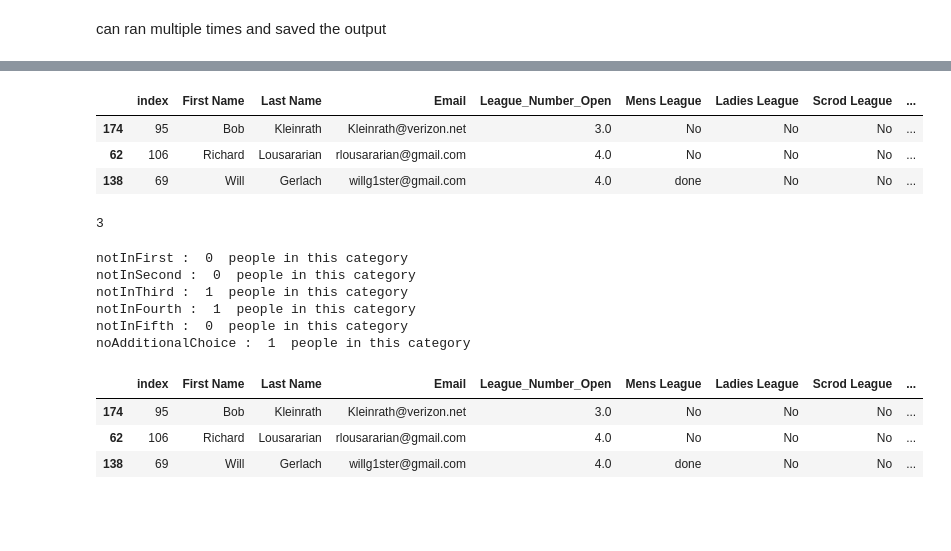
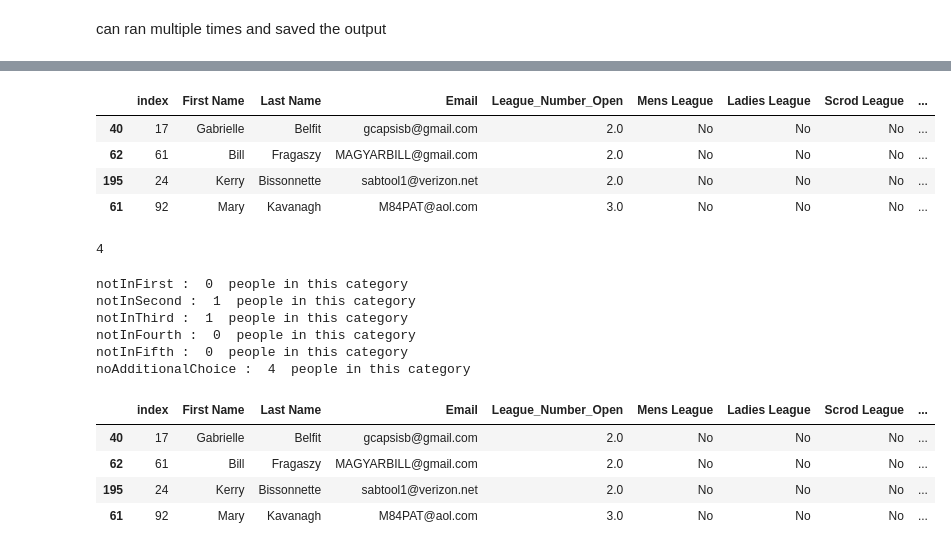
Before and after one commit to longnecker/leagues, a Jupyter notebook: sortRegistrations_byPeople.ipynb, the cells around one changed output, grey strips where cells are left out. Drawn from its saved outputs; the diff is of its cells as text; code cells hidden in the pictures; blank space fills up the shorter version.

```diff
--- a/sortRegistrations_byPeople.ipynb
+++ b/sortRegistrations_byPeople.ipynb
@@ -105,7 +105,7 @@ def addOpenLeague(idx,regSorted,regTracking,leagueDict_open,iteration,trackIssue
 Read in the data
 # %%
 #New behind the scenes program exports an Excel file...
-fName = 'registrants.xlsx'
+fName = 'registrants_list_on_2018-12-30.KLedit.xlsx'
 importInfo = pd.read_excel(io=fName)
 
 #Men's league has an apostrophe that causes issues, rename it here
@@ -114,7 +114,7 @@ importInfo.rename(
 # %%
 #shuffle the information from the website site to match the format in the rest of this file
 openLeagues = ['Sunday Night', 'Monday 4PM', 'Monday Night','Tuesday 10AM','Tuesday 4PM',
-               'Wednesday 4PM','Thursday 9AM','Thursday 4PM'] #updated to match the priority list
+               'Wednesday 4PM','Thursday 4PM'] #updated to match the priority list
 otherLeagues = ['Mens League', 'Ladies League' ,'Scrod League']
 
 priorities = ['First Open League Choice','Second Open League Choice',
@@ -203,14 +206,14 @@ del d
 # this cell usually fails if I have the league managers names wrong...
 ##place holders in here
 names = [['Nathan','Adams'],['Jeanie','Yaroch'],['George', 'Bagley'],
-         ['Mary' ,'Colacchio'],['Linda', 'Pistilli'], #placeholder
-        ['Katie', 'Murphy'],['Joseph', 'Tamucci'],['Bill', 'Gallagher']] #placeholder
+         ['Mary' ,'Colacchio'],['James', 'Woodworth'], #placeholder
+        ['Katie', 'Murphy'],['Bill', 'Gallagher']] #placeholder
 
 #['Mary' ,'Colacchio']
 #['Bill', 'Gallagher']
 
 leagues = ['Sunday Night','Monday 4PM','Monday Night','Tuesday 10AM','Tuesday 4PM',
-           'Wednesday 4PM','Thursday 9AM','Thursday 4PM']
+           'Wednesday 4PM','Thursday 4PM']
 managers = pd.DataFrame(names,columns = ['firstname','lastname'],index = [leagues])
 del names,leagues
 
@@ -430,16 +431,17 @@ for idx, item in regTracking.iterrows():
 
 outcome.sort_values(by = 'League_Number_Open', inplace = True)
 # %%
-outcome.head()
+outcome
 # %% [output]
 |  | index | First Name | Last Name | Email | League_Number_Open | Mens League | Ladies League | Scrod League | ... |
-| 174 | 95 | Bob | Kleinrath | Kleinrath@verizon.net | 3.0 | No | No | No | ... |
-| 62 | 106 | Richard | Lousararian | rlousararian@gmail.com | 4.0 | No | No | No | ... |
-| 138 | 69 | Will | Gerlach | willg1ster@gmail.com | 4.0 | done | No | No | ... |
+| 40 | 17 | Gabrielle | Belfit | gcapsisb@gmail.com | 2.0 | No | No | No | ... |
+| 62 | 61 | Bill | Fragaszy | MAGYARBILL@gmail.com | 2.0 | No | No | No | ... |
+| 195 | 24 | Kerry | Bissonnette | sabtool1@verizon.net | 2.0 | No | No | No | ... |
+| 61 | 92 | Mary | Kavanagh | M84PAT@aol.com | 3.0 | No | No | No | ... |
 # %%
 len(outcome)
 # %% [output]
-3
+4
 # %%
 #alphabetize regTracking before saving
 regTracking.sort_values(by = 'Last Name',inplace = True)
@@ -455,15 +457,16 @@ for problem in issueNames:
     print(problem, ': ', len(trackIssues[problem]), ' people in this category')
 # %% [output]
 notInFirst :  0  people in this category
-notInSecond :  0  people in this category
+notInSecond :  1  people in this category
 notInThird :  1  people in this category
-notInFourth :  1  people in this category
+notInFourth :  0  people in this category
 notInFifth :  0  people in this category
-noAdditionalChoice :  1  people in this category
+noAdditionalChoice :  4  people in this category
 # %%
 outcome
 # %% [output]
 |  | index | First Name | Last Name | Email | League_Number_Open | Mens League | Ladies League | Scrod League | ... |
-| 174 | 95 | Bob | Kleinrath | Kleinrath@verizon.net | 3.0 | No | No | No | ... |
-| 62 | 106 | Richard | Lousararian | rlousararian@gmail.com | 4.0 | No | No | No | ... |
-| 138 | 69 | Will | Gerlach | willg1ster@gmail.com | 4.0 | done | No | No | ... |
+| 40 | 17 | Gabrielle | Belfit | gcapsisb@gmail.com | 2.0 | No | No | No | ... |
+| 62 | 61 | Bill | Fragaszy | MAGYARBILL@gmail.com | 2.0 | No | No | No | ... |
+| 195 | 24 | Kerry | Bissonnette | sabtool1@verizon.net | 2.0 | No | No | No | ... |
+| 61 | 92 | Mary | Kavanagh | M84PAT@aol.com | 3.0 | No | No | No | ... |
```
Also changed, not shown: parts of 10 cells of this notebook.
